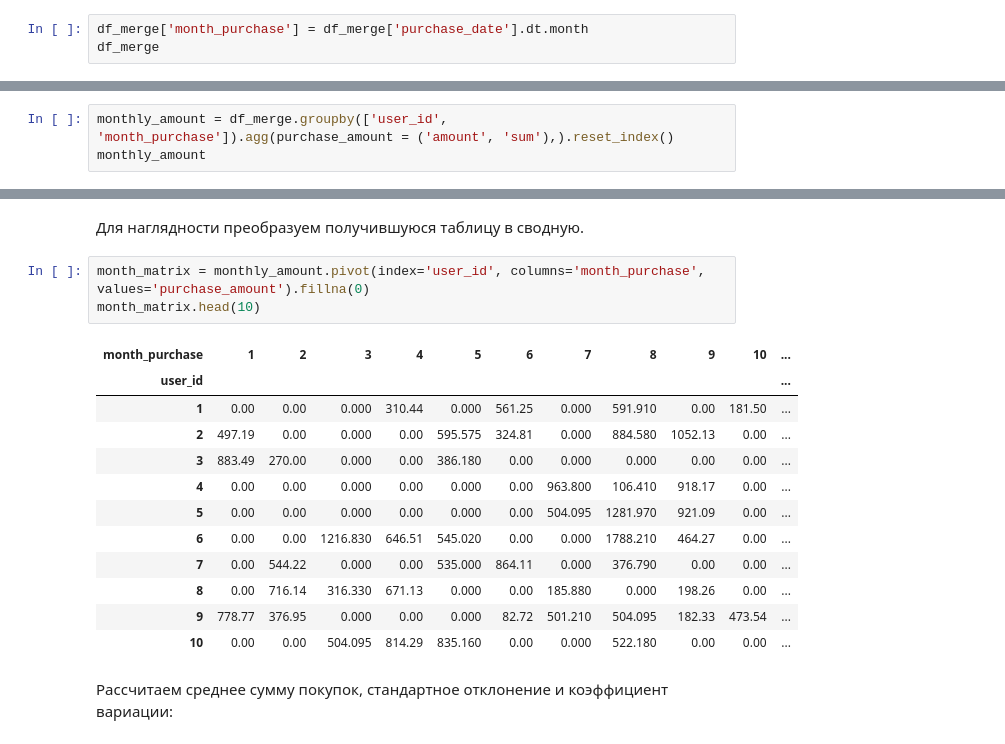
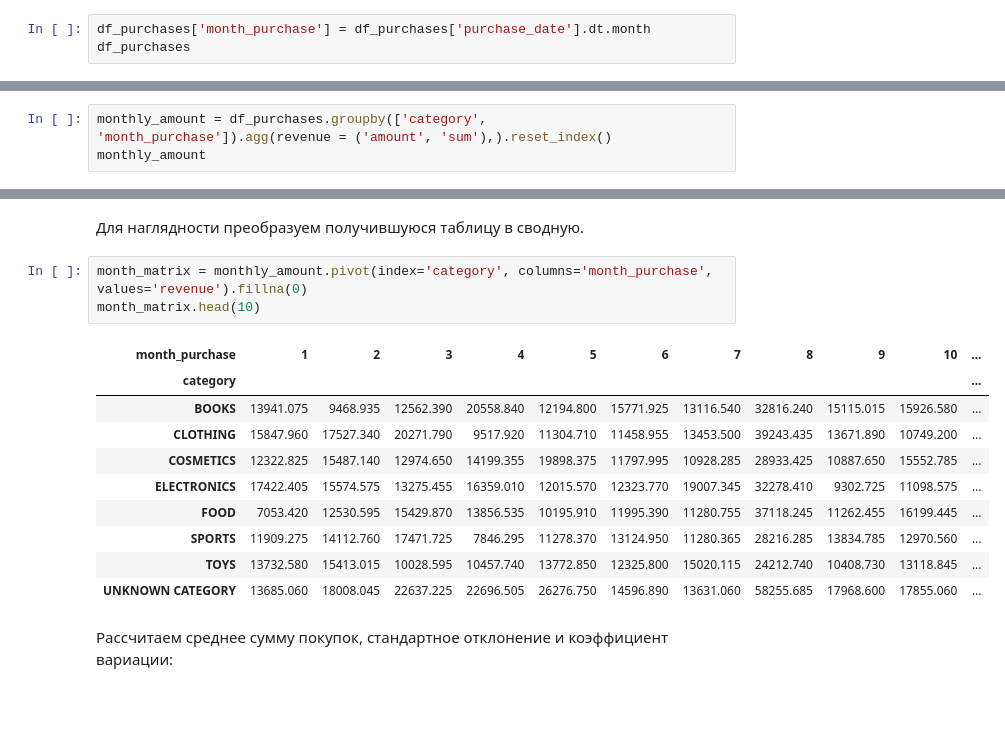
Before and after one commit to tatanasmirnova891-lgtm/Projects, a Jupyter notebook: marketplace_users_data/ABC_XYZ_analysis.ipynb, the cells around one changed output, grey strips where cells are left out. Cells and saved outputs as stored; diff of their text form; blank space fills up the shorter version.

```diff
--- a/marketplace_users_data/ABC_XYZ_analysis.ipynb
+++ b/marketplace_users_data/ABC_XYZ_analysis.ipynb
@@ -252,4 +160,4 @@ plt.show()
 # %%
-df_merge['month_purchase'] = df_merge['purchase_date'].dt.month
-df_merge
+df_purchases['month_purchase'] = df_purchases['purchase_date'].dt.month
+df_purchases
 # %% [output]
@@ -271,4 +179,4 @@ df_merge
 # %%
-monthly_amount = df_merge.groupby(['user_id', 'month_purchase']).agg(purchase_amount = ('amount', 'sum'),).reset_index()
+monthly_amount = df_purchases.groupby(['category', 'month_purchase']).agg(revenue = ('amount', 'sum'),).reset_index()
 monthly_amount
 # %% [output]
@@ -288,21 +196,19 @@ monthly_amount
 # %% [markdown]
 Для наглядности преобразуем получившуюся таблицу в сводную.
 # %%
-month_matrix = monthly_amount.pivot(index='user_id', columns='month_purchase', values='purchase_amount').fillna(0)
+month_matrix = monthly_amount.pivot(index='category', columns='month_purchase', values='revenue').fillna(0)
 month_matrix.head(10)
 # %% [output]
 | month_purchase | 1 | 2 | 3 | 4 | 5 | 6 | 7 | 8 | 9 | 10 | ... |
-| user_id |  |  |  |  |  |  |  |  |  |  | ... |
-| 1 | 0.00 | 0.00 | 0.000 | 310.44 | 0.000 | 561.25 | 0.000 | 591.910 | 0.00 | 181.50 | ... |
-| 2 | 497.19 | 0.00 | 0.000 | 0.00 | 595.575 | 324.81 | 0.000 | 884.580 | 1052.13 | 0.00 | ... |
-| 3 | 883.49 | 270.00 | 0.000 | 0.00 | 386.180 | 0.00 | 0.000 | 0.000 | 0.00 | 0.00 | ... |
-| 4 | 0.00 | 0.00 | 0.000 | 0.00 | 0.000 | 0.00 | 963.800 | 106.410 | 918.17 | 0.00 | ... |
-| 5 | 0.00 | 0.00 | 0.000 | 0.00 | 0.000 | 0.00 | 504.095 | 1281.970 | 921.09 | 0.00 | ... |
-| 6 | 0.00 | 0.00 | 1216.830 | 646.51 | 545.020 | 0.00 | 0.000 | 1788.210 | 464.27 | 0.00 | ... |
-| 7 | 0.00 | 544.22 | 0.000 | 0.00 | 535.000 | 864.11 | 0.000 | 376.790 | 0.00 | 0.00 | ... |
-| 8 | 0.00 | 716.14 | 316.330 | 671.13 | 0.000 | 0.00 | 185.880 | 0.000 | 198.26 | 0.00 | ... |
-| 9 | 778.77 | 376.95 | 0.000 | 0.00 | 0.000 | 82.72 | 501.210 | 504.095 | 182.33 | 473.54 | ... |
-| 10 | 0.00 | 0.00 | 504.095 | 814.29 | 835.160 | 0.00 | 0.000 | 522.180 | 0.00 | 0.00 | ... |
+| category |  |  |  |  |  |  |  |  |  |  | ... |
+| BOOKS | 13941.075 | 9468.935 | 12562.390 | 20558.840 | 12194.800 | 15771.925 | 13116.540 | 32816.240 | 15115.015 | 15926.580 | ... |
+| CLOTHING | 15847.960 | 17527.340 | 20271.790 | 9517.920 | 11304.710 | 11458.955 | 13453.500 | 39243.435 | 13671.890 | 10749.200 | ... |
+| COSMETICS | 12322.825 | 15487.140 | 12974.650 | 14199.355 | 19898.375 | 11797.995 | 10928.285 | 28933.425 | 10887.650 | 15552.785 | ... |
+| ELECTRONICS | 17422.405 | 15574.575 | 13275.455 | 16359.010 | 12015.570 | 12323.770 | 19007.345 | 32278.410 | 9302.725 | 11098.575 | ... |
+| FOOD | 7053.420 | 12530.595 | 15429.870 | 13856.535 | 10195.910 | 11995.390 | 11280.755 | 37118.245 | 11262.455 | 16199.445 | ... |
+| SPORTS | 11909.275 | 14112.760 | 17471.725 | 7846.295 | 11278.370 | 13124.950 | 11280.365 | 28216.285 | 13834.785 | 12970.560 | ... |
+| TOYS | 13732.580 | 15413.015 | 10028.595 | 10457.740 | 13772.850 | 12325.800 | 15020.115 | 24212.740 | 10408.730 | 13118.845 | ... |
+| UNKNOWN CATEGORY | 13685.060 | 18008.045 | 22637.225 | 22696.505 | 26276.750 | 14596.890 | 13631.060 | 58255.685 | 17968.600 | 17855.060 | ... |
 # %% [markdown]
 Рассчитаем среднее сумму покупок, стандартное отклонение и коэффициент вариации:
 # %%
```
Also changed, not shown: parts of 42 cells of this notebook.
